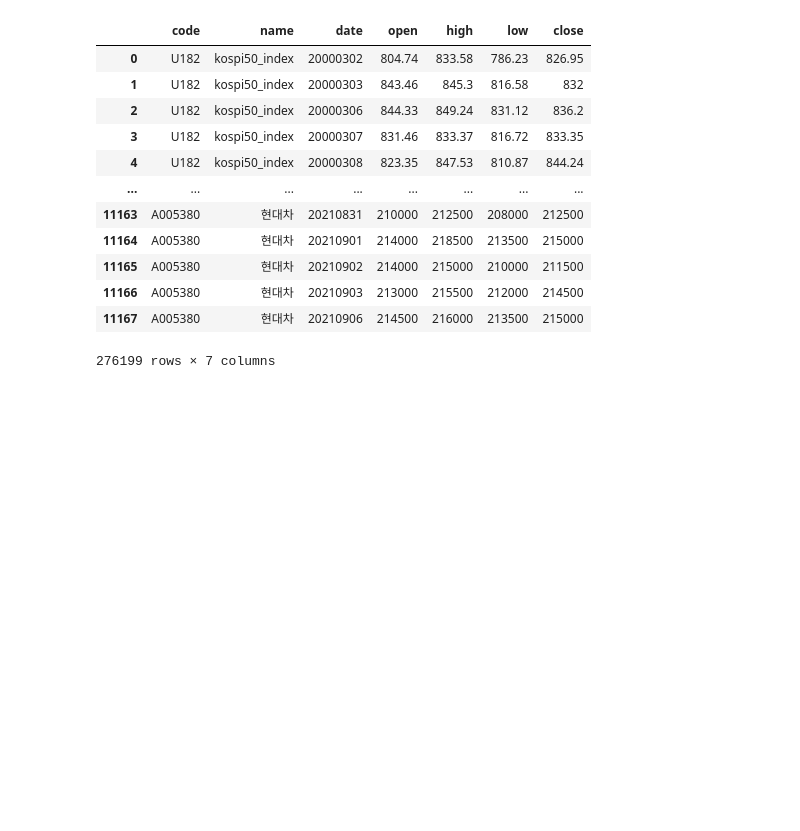
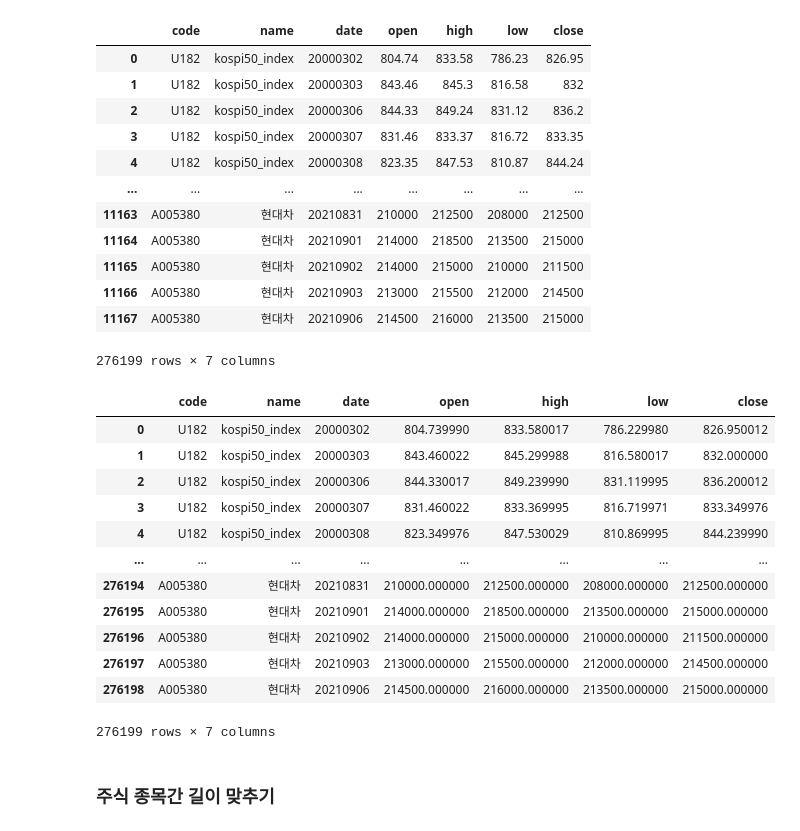
Before and after one commit to Stock-Recommandation-System-based-on-AI/stock_data, a Jupyter notebook: kospi50_all_stock_data.ipynb, the cells around one changed output. Cells and saved outputs as stored; diff of their text form; code cells hidden in the pictures; blank space fills up the shorter version.

```diff
--- a/kospi50_all_stock_data.ipynb
+++ b/kospi50_all_stock_data.ipynb
@@ -248,3 +248,22 @@ kospi50_index_stocks
 276199 rows × 7 columns
 # %%
 kospi50_index_stocks.to_csv("./data/kospi50-1980-2021.csv", index=False)
+# %%
+kospi50_index_stocks = pd.read_csv("./data/kospi50-1980-2021.csv")
+kospi50_index_stocks
+# %% [output]
+|  | code | name | date | open | high | low | close |
+| 0 | U182 | kospi50_index | 20000302 | 804.739990 | 833.580017 | 786.229980 | 826.950012 |
+| 1 | U182 | kospi50_index | 20000303 | 843.460022 | 845.299988 | 816.580017 | 832.000000 |
+| 2 | U182 | kospi50_index | 20000306 | 844.330017 | 849.239990 | 831.119995 | 836.200012 |
+| 3 | U182 | kospi50_index | 20000307 | 831.460022 | 833.369995 | 816.719971 | 833.349976 |
+| 4 | U182 | kospi50_index | 20000308 | 823.349976 | 847.530029 | 810.869995 | 844.239990 |
+| ... | ... | ... | ... | ... | ... | ... | ... |
+| 276194 | A005380 | 현대차 | 20210831 | 210000.000000 | 212500.000000 | 208000.000000 | 212500.000000 |
+| 276195 | A005380 | 현대차 | 20210901 | 214000.000000 | 218500.000000 | 213500.000000 | 215000.000000 |
+| 276196 | A005380 | 현대차 | 20210902 | 214000.000000 | 215000.000000 | 210000.000000 | 211500.000000 |
+| 276197 | A005380 | 현대차 | 20210903 | 213000.000000 | 215500.000000 | 212000.000000 | 214500.000000 |
+| 276198 | A005380 | 현대차 | 20210906 | 214500.000000 | 216000.000000 | 213500.000000 | 215000.000000 |
+276199 rows × 7 columns
+# %% [markdown]
+### 주식 종목간 길이 맞추기
```
Also changed, not shown: parts of 6 cells of this notebook, 2 other files.
